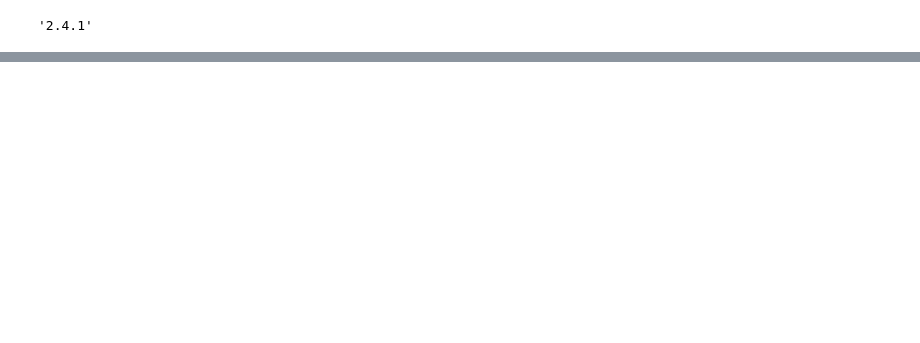
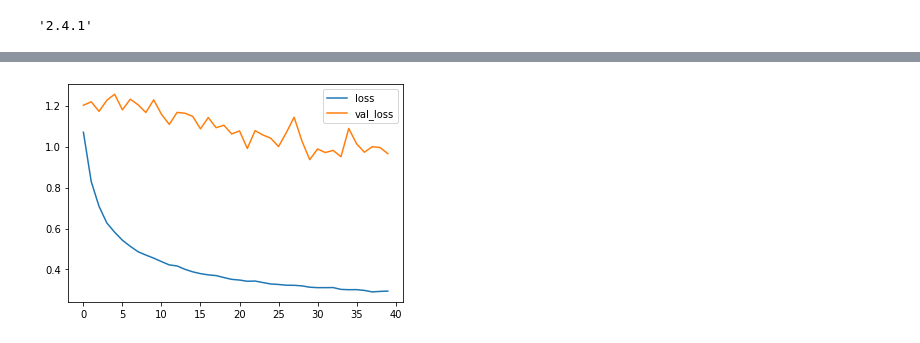
Before and after one commit to atick-faisal/Crowd-Emotion, a Jupyter notebook: src/tl-generic/Spectrogram_TL.ipynb, the cells around one changed output, grey strips where cells are left out. Cells and saved outputs as stored; diff of their text form; code cells hidden in the pictures; blank space fills up the shorter version.

Commit message:
all folds done

```diff
--- a/src/tl-generic/Spectrogram_TL.ipynb
+++ b/src/tl-generic/Spectrogram_TL.ipynb
@@ -28,17 +30,18 @@ tf.__version__
 CONFIG = {
     'timestamp'             : str(datetime.datetime.now()),
     'model'                 : 'Transfer Learning on MobileNet',
-    'test_fold'             : 'Fold 1',
+    'base_model'            : 'mobile_net_v2',
+    'input_shape'           : (160, 160, 3),
+    'test_fold'             : 'Fold 5',
     'frame_length'          : 44100,
     'frame_inc'             : 11025,
-    'dataset_length'        : 13806,
     'fig_size'              : (2.23, 2.23), # 160x160
     'architecture'          : '',
-    'batch_size'            : 1024,
-    'epochs'                : 0,
-    'learning_rate'         : 0.000005,
+    'batch_size'            : 32,
+    'epochs'                : 300,
+    'learning_rate'         : 0.0001,
     'monitor'               : 'val_loss',
-    'patience'              : 3,
+    'patience'              : 10,
     'class_weight'          : { 0: 0.71, 1:  2.32, 2: 0.86 },
     'training_time'         : 0,
     'testing_time'          : 0,
@@ -208,0 +229,23 @@ spec_img
+# %%
+X_AF = joblib.load('/content/drive/MyDrive/Research/Crowd Emotion Dataset v4/X_AF.joblib')
+y_AF = joblib.load('/content/drive/MyDrive/Research/Crowd Emotion Dataset v4/y_AF.joblib')
+f_AF = joblib.load('/content/drive/MyDrive/Research/Crowd Emotion Dataset v4/f_AF.joblib')
+
+mask      = (f_AF == FOLDS.index(CONFIG['test_fold']))
+train_X   = X_AF[~mask, :]
+train_y   = y_AF[~mask, :]
+val_X     = X_AF[mask, :]
+val_y     = y_AF[mask, :]
+
+del X_AF
+
+test_X = joblib.load('/content/drive/MyDrive/Research/Crowd Emotion Dataset v4/X_VAL.joblib')
+test_y = joblib.load('/content/drive/MyDrive/Research/Crowd Emotion Dataset v4/y_VAL.joblib')
+# %%
+%%time
+start_time = time.time()
+
+tl = TransferLearning(CONFIG)
+model, history = tl.fit(train_X, train_y, val_X, val_y)
+
+training_time = time.time() - start_time
@@ -208,0 +289,7 @@ spec_img
+# %%
+metrics = history.history
+plt.plot(history.epoch, metrics['loss'], metrics['val_loss'])
+plt.legend(['loss', 'val_loss'])
+plt.show()
+# %% [output]
+[figure, added]
```
Also changed, not shown: parts of 23 cells of this notebook.
